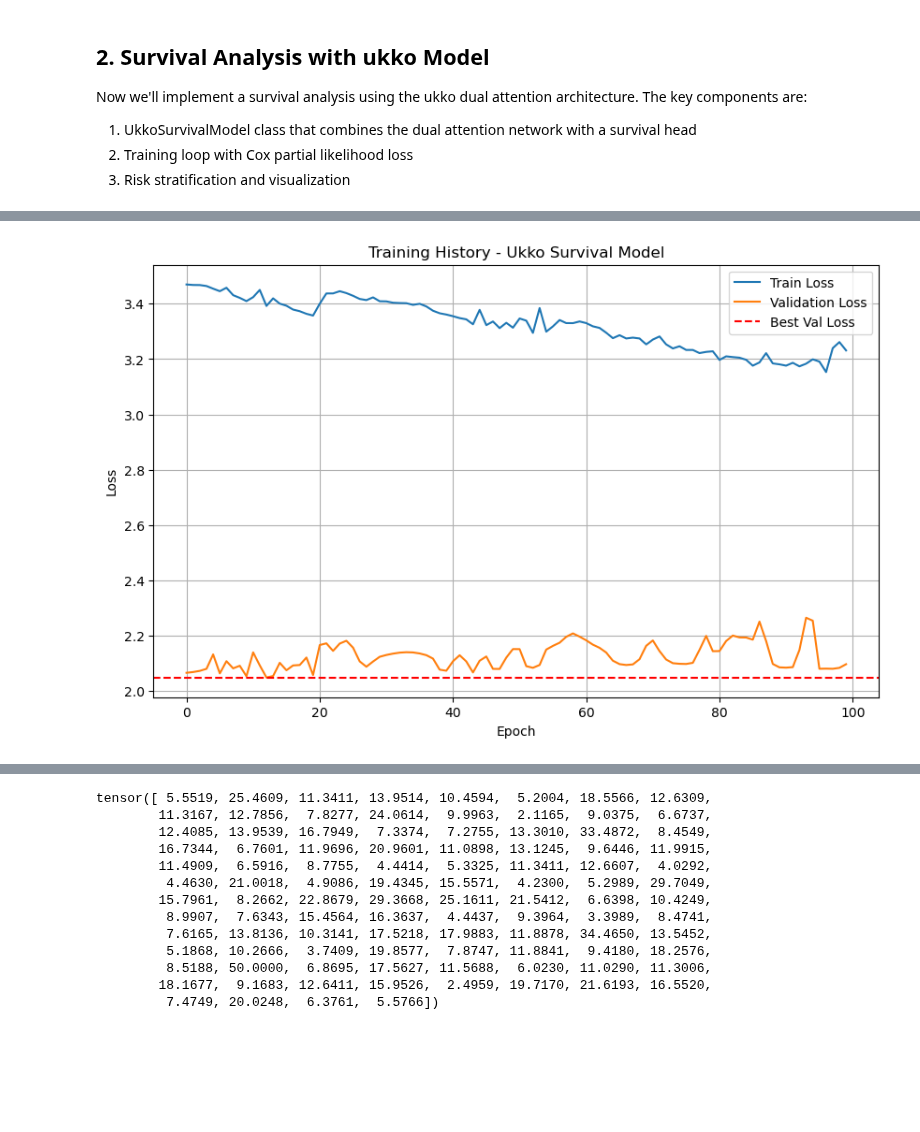
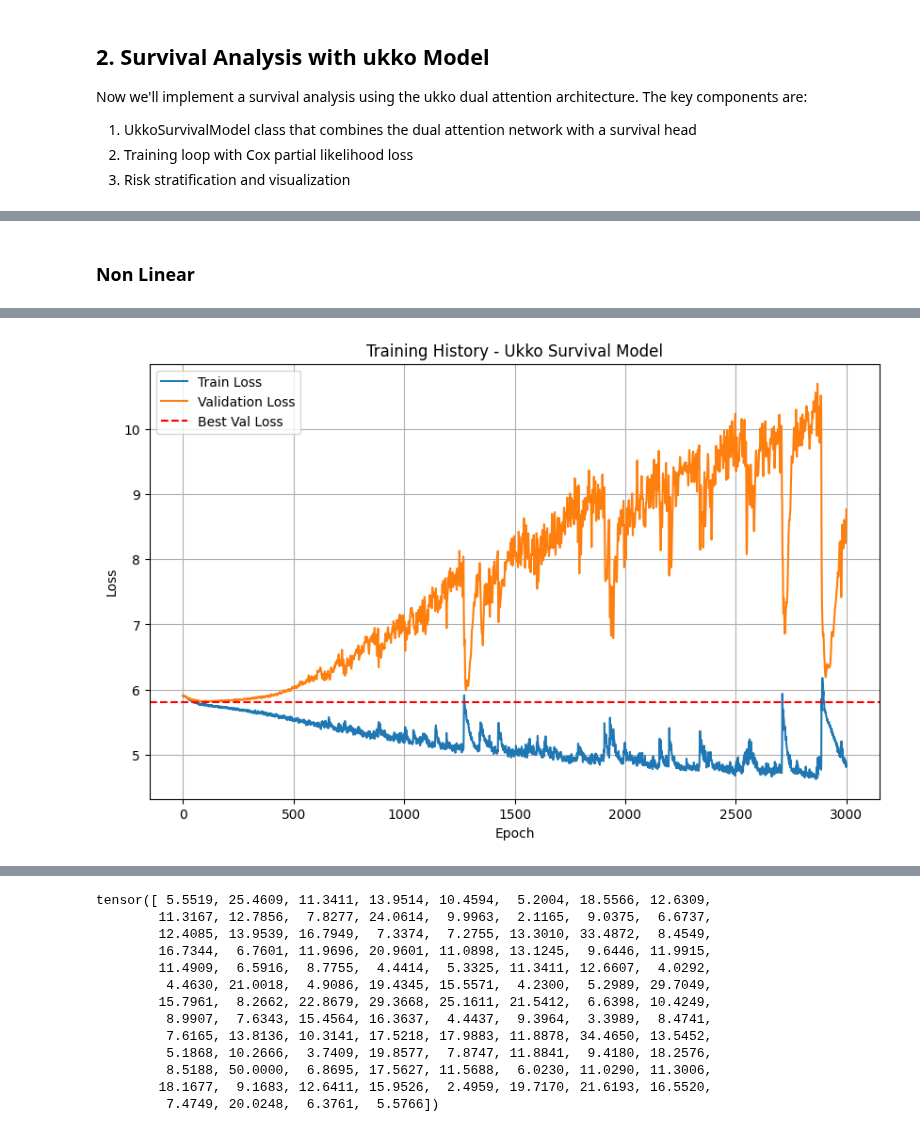
Before and after one commit to eric-fey-hus/ukko, a Jupyter notebook: Survival_test_ukko_sinewave.ipynb, the cells around one changed output, grey strips where cells are left out. Cells and saved outputs as stored; diff of their text form; code cells hidden in the pictures; blank space fills up the shorter version.

```diff
--- a/Survival_test_ukko_sinewave.ipynb
+++ b/Survival_test_ukko_sinewave.ipynb
@@ -256,7 +256,7 @@ Mean of normalized times: 0.25560341264861636
 # %%
 # Nonliear sine wave dataset with survival times
 dataset = SurvivalSineWaveDataset(
-    n_samples=100,
+    n_samples=2000,
     n_features=3,
     sequence_length=20,
     shape=5,
@@ -434,7 +434,7 @@ def train_model(model, train_loader, val_loader, optimizer, n_epochs=30, device=
         else:
             patience_counter += 1
 
-        if (epoch + 1) % 5 == 0:
+        if (epoch + 1) % 20 == 0:
             print(f'Epoch {epoch+1}/{n_epochs} Train Loss: {train_loss:.4f} Val Loss: {val_loss:.4f} Best Val Loss: {best_val_loss:.4f}')
 
         # Early stopping
@@ -449,3 +642,5 @@ def train_model(model, train_loader, val_loader, optimizer, n_epochs=30, device=
+# %% [markdown]
+### Non Linear
 # %%
 # Pred data loader:
 
@@ -454,7 +649,7 @@ from torch.utils.data import random_split
 
 # Calculate split sizes
 total_size = len(dataset)
-train_size = int(0.8 * total_size)
+train_size = int(0.5 * total_size)
 val_size = total_size - train_size
 print(f"Total samples: {total_size}, Train size: {train_size}, Val size: {val_size}")
 
@@ -474,13 +669,13 @@ val_loader = DataLoader(val_dataset, batch_size=batch_size)
 # Initialize model and optimizer
 model = UkkoSurvivalModel(sequence_length=dataset.sequence_length, n_features=dataset.n_features,
                           d_model=64, n_heads=4, dropout=0.1, n_modules=3)
-optimizer = torch.optim.Adam(model.parameters(), lr=0.001)
+optimizer = torch.optim.Adam(model.parameters(), lr=0.0002)
 
 # Train model
 model, history, best_val_loss = train_model(
     model, train_loader, val_loader, optimizer,
-    n_epochs=100,
-    patience=100
+    n_epochs=3000,
+    patience=3000
 )
 
 # Plot training curves
@@ -515,4 +714,4 @@ Epoch 100/100 Train Loss: 3.2314 Val Loss: 2.0972 Best Val Loss: 2.0491
-[figure, old version]
+[figure, new version]
 # %%
 def stratify_and_plot(survival_data, risk_scores, n_groups=4):
     """Stratify patients into multiple risk groups and plot KM curves."""
```
Also changed, not shown: parts of 8 cells of this notebook, 2 other files.
